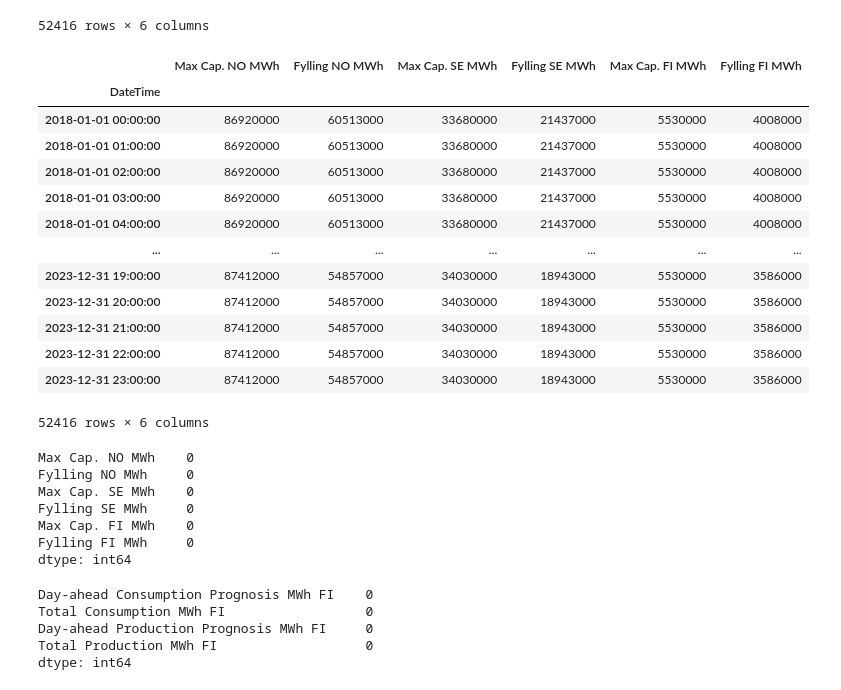
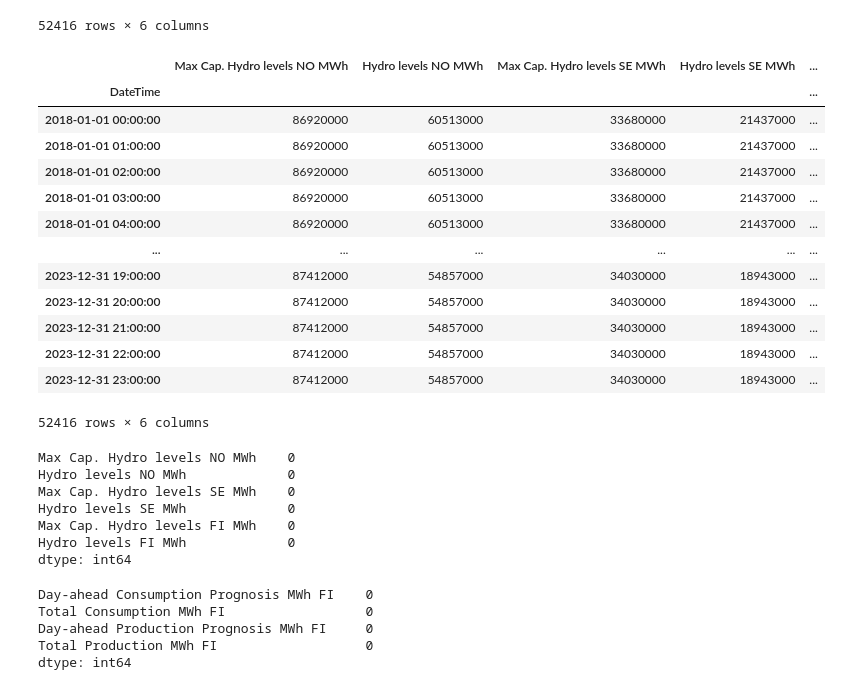
Before and after one commit to evenbakke/MasterThesis-, a Jupyter notebook: merged_data.ipynb, the cells around one changed output. Drawn from its saved outputs; the diff is of its cells as text; code cells hidden in the pictures.

```diff
--- a/merged_data.ipynb
+++ b/merged_data.ipynb
@@ -894,39 +902,39 @@ waterreservoir_df
 # %%
 # Assuming waterreservoir_df is your DataFrame and all values are in GWh
 waterreservoir_df = waterreservoir_df * 1000
 
 # Now all values in waterreservoir_df are in MWh
 # Assume you have a new list of column names
-new_columns = ['Max Cap. NO MWh', 'Fylling NO MWh', 'Max Cap. SE MWh', 'Fylling SE MWh', 'Max Cap. FI MWh', 'Fylling FI MWh']  # List all new column names
+new_columns = ['Max Cap. Hydro levels NO MWh', 'Hydro levels NO MWh', 'Max Cap. Hydro levels SE MWh', 'Hydro levels SE MWh', 'Max Cap. Hydro levels FI MWh', 'Hydro levels FI MWh']  # List all new column names
 
 # Replace all column names
 waterreservoir_df.columns = new_columns
 waterreservoir_df
 # %% [output]
-|  | Max Cap. NO MWh | Fylling NO MWh | Max Cap. SE MWh | Fylling SE MWh | Max Cap. FI MWh | Fylling FI MWh |
-| DateTime |  |  |  |  |  |  |
-| 2018-01-01 00:00:00 | 86920000 | 60513000 | 33680000 | 21437000 | 5530000 | 4008000 |
-| 2018-01-01 01:00:00 | 86920000 | 60513000 | 33680000 | 21437000 | 5530000 | 4008000 |
-| 2018-01-01 02:00:00 | 86920000 | 60513000 | 33680000 | 21437000 | 5530000 | 4008000 |
-| 2018-01-01 03:00:00 | 86920000 | 60513000 | 33680000 | 21437000 | 5530000 | 4008000 |
-| 2018-01-01 04:00:00 | 86920000 | 60513000 | 33680000 | 21437000 | 5530000 | 4008000 |
-| ... | ... | ... | ... | ... | ... | ... |
-| 2023-12-31 19:00:00 | 87412000 | 54857000 | 34030000 | 18943000 | 5530000 | 3586000 |
-| 2023-12-31 20:00:00 | 87412000 | 54857000 | 34030000 | 18943000 | 5530000 | 3586000 |
-| 2023-12-31 21:00:00 | 87412000 | 54857000 | 34030000 | 18943000 | 5530000 | 3586000 |
-| 2023-12-31 22:00:00 | 87412000 | 54857000 | 34030000 | 18943000 | 5530000 | 3586000 |
-| 2023-12-31 23:00:00 | 87412000 | 54857000 | 34030000 | 18943000 | 5530000 | 3586000 |
+|  | Max Cap. Hydro levels NO MWh | Hydro levels NO MWh | Max Cap. Hydro levels SE MWh | Hydro levels SE MWh | ... |
+| DateTime |  |  |  |  | ... |
+| 2018-01-01 00:00:00 | 86920000 | 60513000 | 33680000 | 21437000 | ... |
+| 2018-01-01 01:00:00 | 86920000 | 60513000 | 33680000 | 21437000 | ... |
+| 2018-01-01 02:00:00 | 86920000 | 60513000 | 33680000 | 21437000 | ... |
+| 2018-01-01 03:00:00 | 86920000 | 60513000 | 33680000 | 21437000 | ... |
+| 2018-01-01 04:00:00 | 86920000 | 60513000 | 33680000 | 21437000 | ... |
+| ... | ... | ... | ... | ... | ... |
+| 2023-12-31 19:00:00 | 87412000 | 54857000 | 34030000 | 18943000 | ... |
+| 2023-12-31 20:00:00 | 87412000 | 54857000 | 34030000 | 18943000 | ... |
+| 2023-12-31 21:00:00 | 87412000 | 54857000 | 34030000 | 18943000 | ... |
+| 2023-12-31 22:00:00 | 87412000 | 54857000 | 34030000 | 18943000 | ... |
+| 2023-12-31 23:00:00 | 87412000 | 54857000 | 34030000 | 18943000 | ... |
 52416 rows × 6 columns
 # %%
 missing_values_count = waterreservoir_df.isnull().sum()
 print(missing_values_count)
 # %% [output]
-Max Cap. NO MWh    0
-Fylling NO MWh     0
-Max Cap. SE MWh    0
-Fylling SE MWh     0
-Max Cap. FI MWh    0
-Fylling FI MWh     0
+Max Cap. Hydro levels NO MWh    0
+Hydro levels NO MWh             0
+Max Cap. Hydro levels SE MWh    0
+Hydro levels SE MWh             0
+Max Cap. Hydro levels FI MWh    0
+Hydro levels FI MWh             0
 dtype: int64
 # %%
 # Count the number of zeros in each column
```
Also changed, not shown: parts of 42 cells of this notebook.
